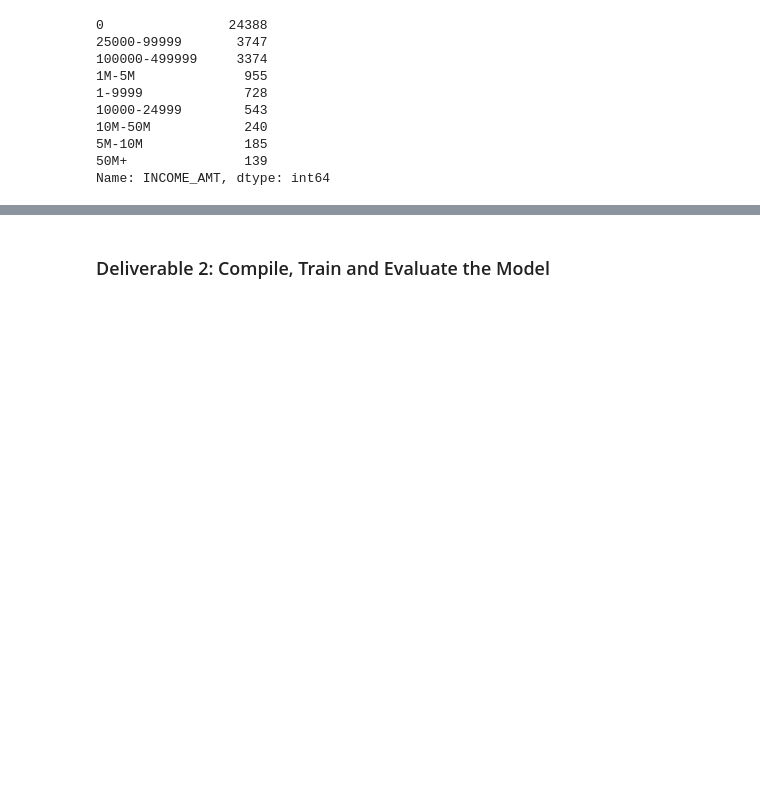
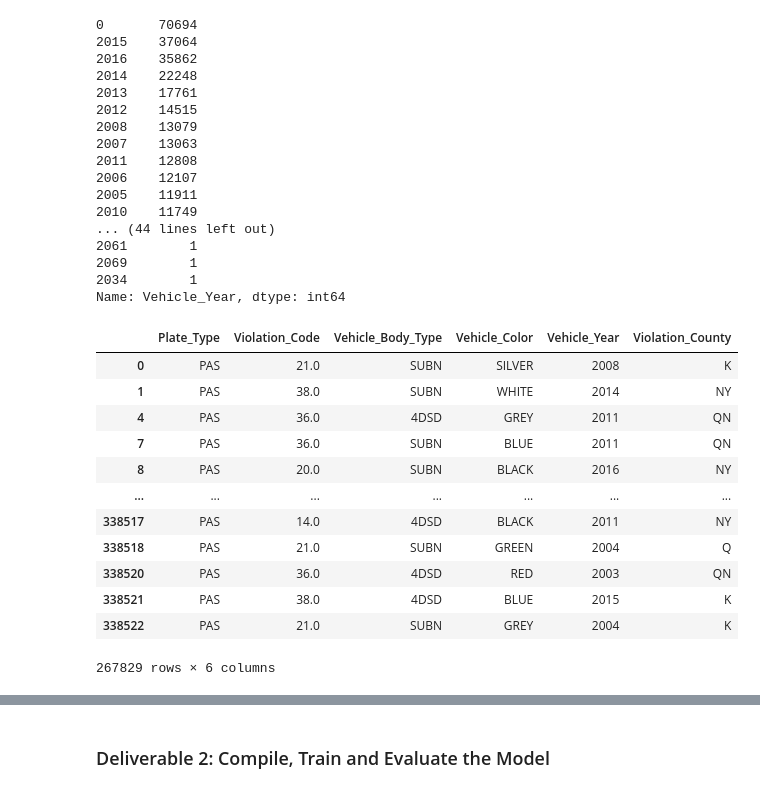
Before and after one commit to alorenz465446/NYC_Parking_Tickets, a Jupyter notebook: NYC_Neuro_Network.ipynb, the cells around one changed output, grey strips where cells are left out. Saved outputs shown, nothing was run; the diff lists cells and outputs as text; code cells hidden in the pictures; blank space fills up the shorter version.

```diff
--- a/NYC_Neuro_Network.ipynb
+++ b/NYC_Neuro_Network.ipynb
@@ -50,16 +64,41 @@ IS_SUCCESSFUL                2
 dtype: int64
 # %%
-# Look at 'column' value counts for binning
-column_count=nyc_df['column'].value_counts()
-column_count
+# Look at 'Vehicle_Year' value counts for binning
+Vehicle_Year_count=nyc_df['Vehicle_Year'].value_counts()
+Vehicle_Year_count
 # %% [output]
-0                24388
-25000-99999       3747
-100000-499999     3374
-1M-5M              955
-1-9999             728
-10000-24999        543
-10M-50M            240
-5M-10M             185
-50M+               139
-Name: INCOME_AMT, dtype: int64
+0       70694
+2015    37064
+2016    35862
+2014    22248
+2013    17761
+2012    14515
+2008    13079
+2007    13063
+2011    12808
+2006    12107
+2005    11911
+2010    11749
+... (44 lines left out)
+2061        1
+2069        1
+2034        1
+Name: Vehicle_Year, dtype: int64
+# %%
+# drop Vehicle_Year rows with 0's
+nyc_df= nyc_df[nyc_df.Vehicle_Year != 0]
+nyc_df
+# %% [output]
+|  | Plate_Type | Violation_Code | Vehicle_Body_Type | Vehicle_Color | Vehicle_Year | Violation_County |
+| 0 | PAS | 21.0 | SUBN | SILVER | 2008 | K |
+| 1 | PAS | 38.0 | SUBN | WHITE | 2014 | NY |
+| 4 | PAS | 36.0 | 4DSD | GREY | 2011 | QN |
+| 7 | PAS | 36.0 | SUBN | BLUE | 2011 | QN |
+| 8 | PAS | 20.0 | SUBN | BLACK | 2016 | NY |
+| ... | ... | ... | ... | ... | ... | ... |
+| 338517 | PAS | 14.0 | 4DSD | BLACK | 2011 | NY |
+| 338518 | PAS | 21.0 | SUBN | GREEN | 2004 | Q |
+| 338520 | PAS | 36.0 | 4DSD | RED | 2003 | QN |
+| 338521 | PAS | 38.0 | 4DSD | BLUE | 2015 | K |
+| 338522 | PAS | 21.0 | SUBN | GREY | 2004 | K |
+267829 rows × 6 columns
```
Also changed, not shown: parts of 31 cells of this notebook.
